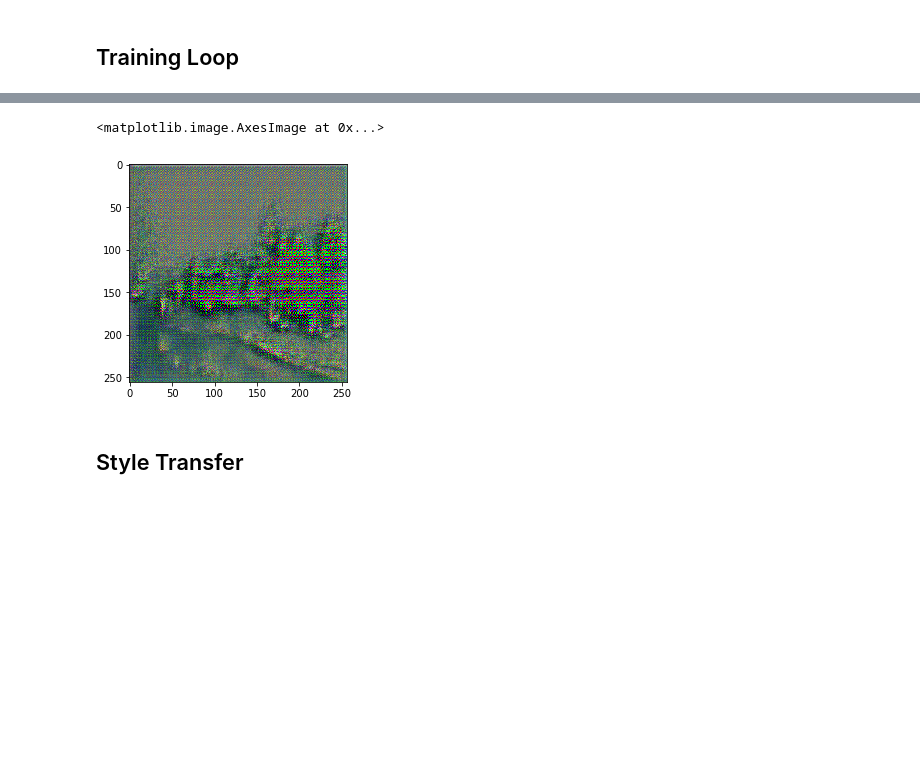
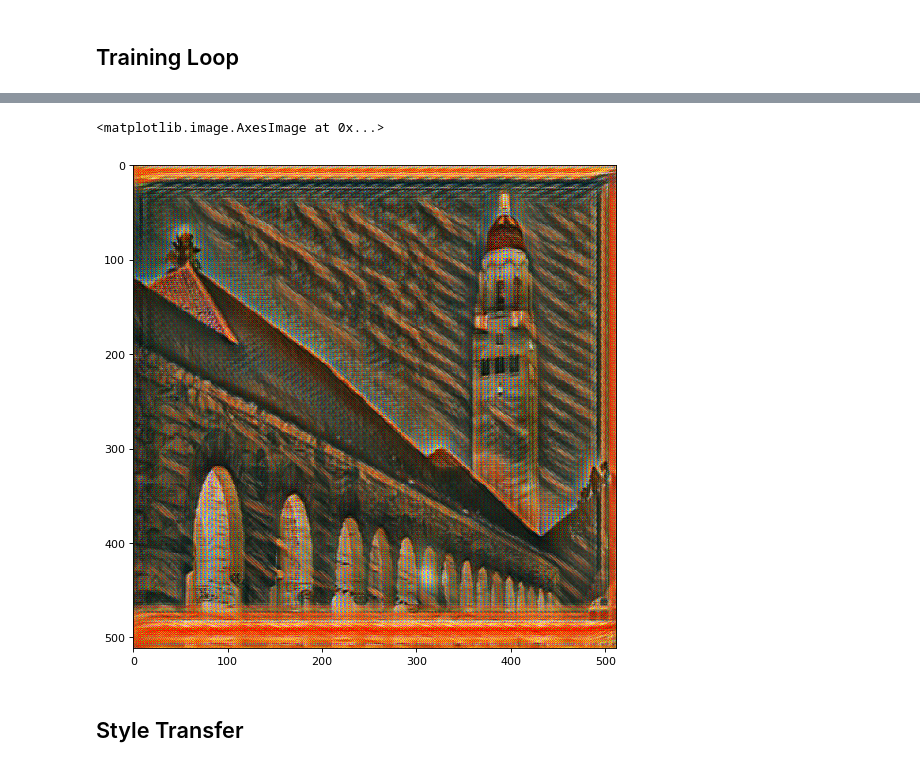
Before and after one commit to zhangguobin/fast-neural-style, a Jupyter notebook: StyleTransfer.ipynb, the cells around one changed output, grey strips where cells are left out. Saved outputs shown, nothing was run; the diff lists cells and outputs as text; code cells hidden in the pictures; blank space fills up the shorter version.

```diff
--- a/StyleTransfer.ipynb
+++ b/StyleTransfer.ipynb
@@ -95,7 +64,8 @@ tf.Tensor(
 l2 = None
 train_flag = True
 
-input_tensor = layers.Input(shape=(256,256,3))
+IMG_SIZE = 256
+input_tensor = layers.Input(shape=(None,None,3))
 
 all_outputs = []
 # Add convolutional layer with a kernel size of 9x9, a stride of 1, and 32 filters
@@ -209,8 +183,10 @@ style_feats = [vgg_model.get_layer(name).output for name in style_layers]
 vgg_model_x = tf.keras.Model(inputs=vgg_model.input,
                              outputs=(content_feats+style_feats))
 
-style_img_path = 'datasets/styles/starry_night_crop.png'
-img = image.load_img(style_img_path, target_size=(256, 256))
+# style_img_path = 'datasets/styles/starry_night_crop.png'
+style_img_path = 'datasets/styles/the_scream.jpg'
+
+img = image.load_img(style_img_path, target_size=(IMG_SIZE, IMG_SIZE))
 x = image.img_to_array(img)
 x = np.expand_dims(x, axis=0)
 x = preprocess_input(x)
@@ -377,7 +360,7 @@ def total_loss(model, orig_imgs, style_grams, content_weights, style_layer_weigh
 ## Style Grams
 # %%
 test_img_path = 'datasets/examples/tubingen.jpg'
-img = image.load_img(test_img_path, target_size=(256, 256))
+img = image.load_img(test_img_path, target_size=(IMG_SIZE, IMG_SIZE))
 orig_img = image.img_to_array(img)
 orig_img = np.expand_dims(orig_img, axis=0)
 orig_img_norm = preprocess_input(orig_img)
@@ -485,0 +483,18 @@ Step 1400: Loss: 2268217.750
+# %%
+from tensorflow.keras.preprocessing import image
+from tensorflow.keras.applications.vgg16 import preprocess_input
+from matplotlib.pyplot import figure
+figure(num=None, figsize=(8, 8), dpi=80, facecolor='w', edgecolor='k')
+
+model = tf.keras.Model(inputs=input_tensor, outputs=all_outputs)
+logdir = './tb/scream/scream_20_20_20_20'
+model.load_weights(logdir+'/training_checkpoint')
+
+test_img_path = 'datasets/examples/tubingen.jpg'
+img = image.load_img(test_img_path, target_size=(512, 512))
+orig_img = image.img_to_array(img)
+orig_img_4d = np.expand_dims(orig_img, axis=0)
+orig_img_norm = preprocess_input(orig_img_4d)
+pred_img = model.predict(orig_img_norm)
+pred_img_restore = ((pred_img[-1] + 1) / 2 * 256).astype(np.uint8)
+plt.imshow(pred_img_restore[0][..., ::-1])
@@ -486,15 +504,17 @@ Step 1400: Loss: 2268217.750
 # %%
 # model = tf.keras.Model(inputs=input_tensor, outputs=all_outputs)
-# model.load_weights('./my_checkpoint')
+# model.load_weights('./training_checkpoint')
+from matplotlib.pyplot import figure
+figure(num=None, figsize=(8, 8), dpi=80, facecolor='w', edgecolor='k')
 
-test_img_path = 'datasets/examples/tubingen.jpg'
-img = image.load_img(test_img_path, target_size=(256, 256))
+test_img_path = 'datasets/examples/hoovertowernight.jpg'
+img = image.load_img(test_img_path, target_size=(512, 512))
 orig_img = image.img_to_array(img)
 orig_img_4d = np.expand_dims(orig_img, axis=0)
 orig_img_norm = preprocess_input(orig_img_4d)
 pred_img = model.predict(orig_img_norm)
 pred_img_restore = ((pred_img[-1] + 1) / 2 * 256).astype(np.uint8)
 plt.imshow(pred_img_restore[0][..., ::-1])
 # %% [output]
 <matplotlib.image.AxesImage at 0x...>
-[figure, old version]
+[figure, new version]
```
Also changed, not shown: parts of 12 cells of this notebook, 2 other files.
